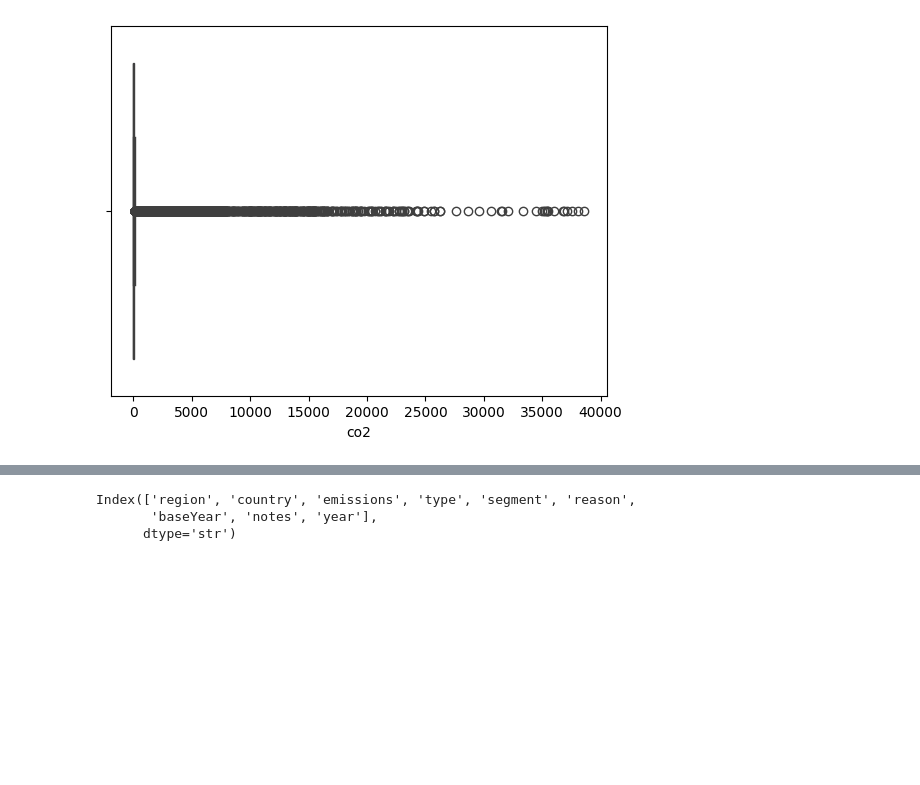
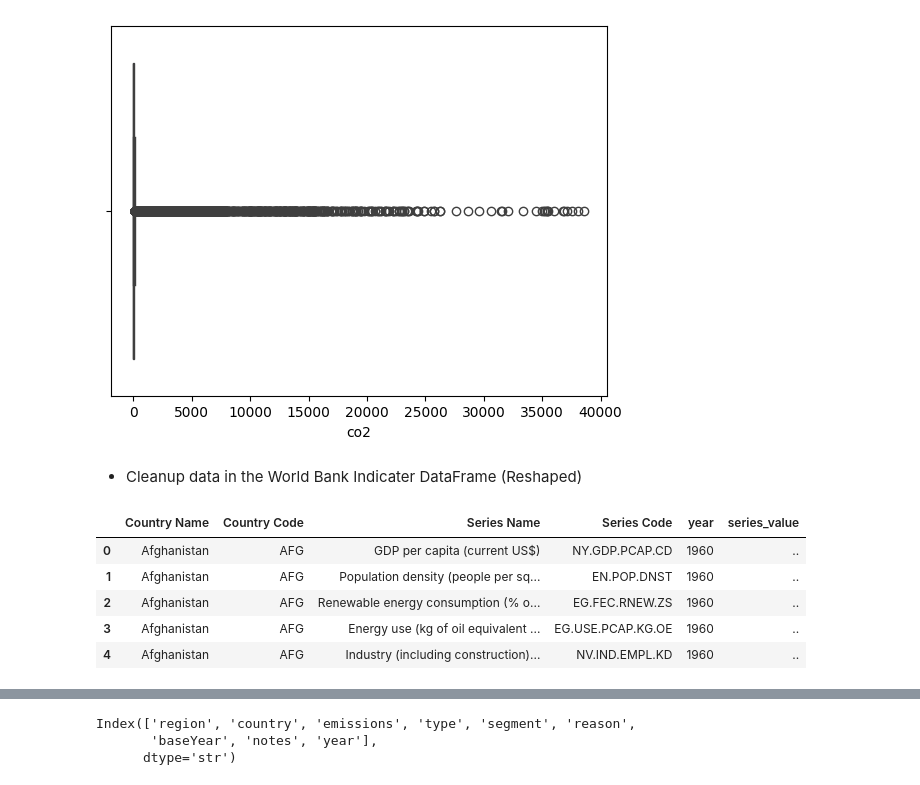
Before and after one commit to IT4063C-Spring26/final-project-proddasr, a Jupyter notebook: source.ipynb, the cells around one changed output, grey strips where cells are left out. Drawn from its saved outputs; the diff is of its cells as text; code cells hidden in the pictures; blank space fills up the shorter version.

```diff
--- a/source.ipynb
+++ b/source.ipynb
@@ -643,3 +651,18 @@ plt.show()
 # Calculate the 99th percentile of the CO2 emissions to identify outliers and filter out
 # those values from the database_result DataFrame.
 database_result = database_result[database_result['co2'] < database_result['co2'].quantile(0.99)]
+# %% [markdown]
+- Cleanup data in the World Bank Indicater DataFrame (Reshaped)
+# %%
+# Cleanup the Year column in the wdi_reshaped DataFrame by extracting the year part.
+# The currrent Year column has a value like '2025 [YR2025]'.
+
+wdi_reshaped['year'] = wdi_reshaped['year'].str.extract(r'(\d{4})')
+wdi_reshaped.head()
+# %% [output]
+|  | Country Name | Country Code | Series Name | Series Code | year | series_value |
+| 0 | Afghanistan | AFG | GDP per capita (current US$) | NY.GDP.PCAP.CD | 1960 | .. |
+| 1 | Afghanistan | AFG | Population density (people per sq... | EN.POP.DNST | 1960 | .. |
+| 2 | Afghanistan | AFG | Renewable energy consumption (% o... | EG.FEC.RNEW.ZS | 1960 | .. |
+| 3 | Afghanistan | AFG | Energy use (kg of oil equivalent ... | EG.USE.PCAP.KG.OE | 1960 | .. |
+| 4 | Afghanistan | AFG | Industry (including construction)... | NV.IND.EMPL.KD | 1960 | .. |
```
Also changed, not shown: parts of 50 cells of this notebook, 2 other files.
